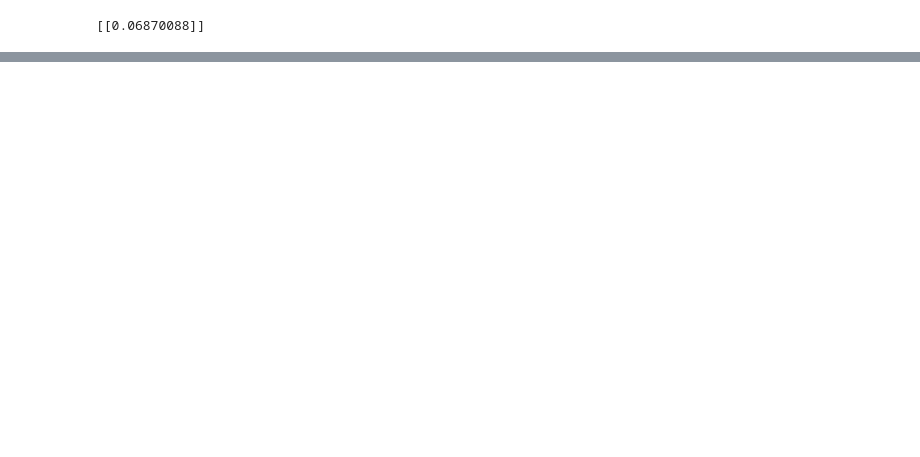
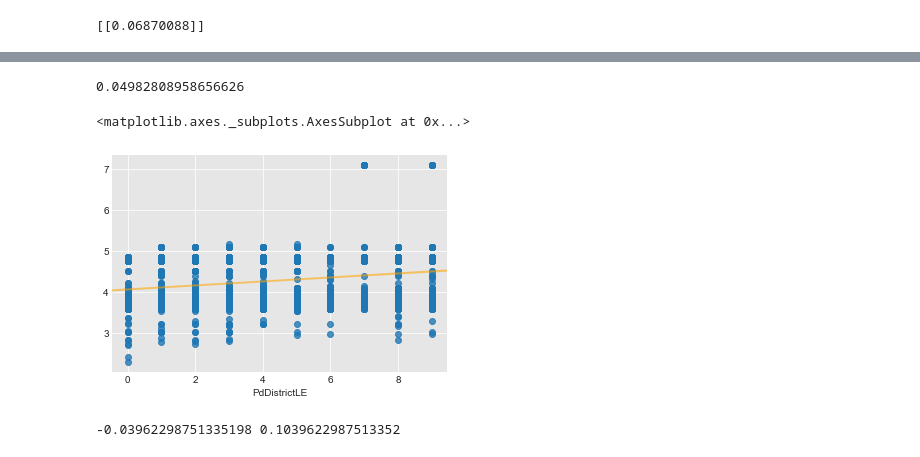
Before and after one commit to EmiliaPaz/EECS731_FinalProject, a Jupyter notebook: notebooks/regression2.ipynb, the cells around one changed output, grey strips where cells are left out. Cells and saved outputs as stored; diff of their text form; code cells hidden in the pictures; blank space fills up the shorter version.

Commit message:
added clean zillow data and third regression notebook

```diff
--- a/notebooks/regression2.ipynb
+++ b/notebooks/regression2.ipynb
@@ -326,3 +317,8 @@ TypeError: only integer scalar arrays can be converted to a scalar index
 print(regressor.coef_)
 # %% [output]
 [[0.06870088]]
+# %%
+colList=[]
+for col in df_eviction.columns:
+    colList.append(col) #list of attributes
+colList
@@ -328,0 +343,12 @@ print(regressor.coef_)
+# %%
+from sklearn import preprocessing
+le=preprocessing.LabelEncoder()
+
+goods=[]
+for x in range(6,25):
+    df_eviction[colList[x]] = le.fit_transform(df_eviction[colList[x]].astype(str))
+    goods.append(colList[x])
+
+df_eviction["PdDistrictLE"] = le.fit_transform(df_eviction["PdDistrict"].astype(str))
+
+df_eviction.head(10)
@@ -328,0 +368,43 @@ print(regressor.coef_)
+# %%
+labels = df_eviction['PdDistrictLE']
+features = df_eviction[goods]
+train_features, test_features, train_labels, test_labels = train_test_split(features,
+                                                                            labels,
+                                                                            test_size=0.20)
+# Model the data
+model = LinearRegression()
+model.fit(train_features, train_labels)
+model.score(test_features, test_labels)
+# %% [output]
+0.04982808958656626
+# %%
+pred_labels = model.predict(test_features)
+# Plot prediction and actual data
+sns.regplot(x = test_labels,
+            y = pred_labels,
+            data = model,
+            line_kws={"color":"orange","alpha":0.5,"lw":2}
+           )
+# %% [output]
+<matplotlib.axes._subplots.AxesSubplot at 0x...>
+[figure, added]
+# %%
+from statistics import mean
+import numpy as np
+
+xs = np.array(evPerc)
+ys = np.array(incPerc)
+
+def best_fit_slope_and_intercept(xs,ys):
+    m = (((mean(xs)*mean(ys)) - mean(xs*ys)) /
+         ((mean(xs)*mean(xs)) - mean(xs*xs)))
+
+    b = mean(ys) - m*mean(xs)
+
+    return m, b
+
+m, b = best_fit_slope_and_intercept(xs,ys)
+
+print(m,b)
+# %% [output]
+-0.03962298751335198 0.1039622987513352
```
Also changed, not shown: parts of 21 cells of this notebook, 2 other files.
